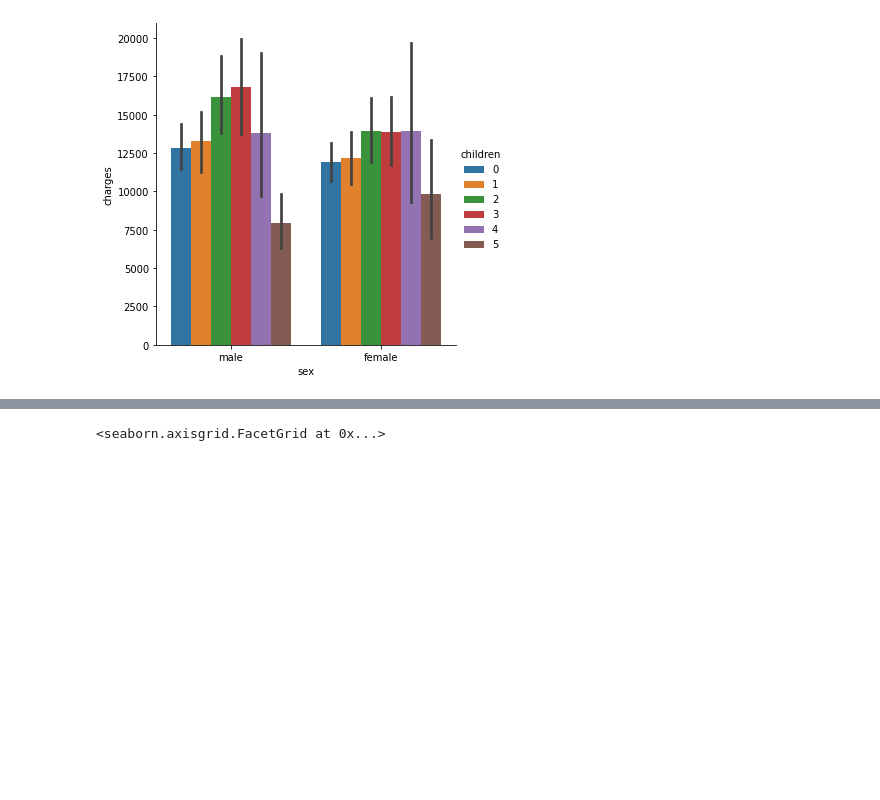
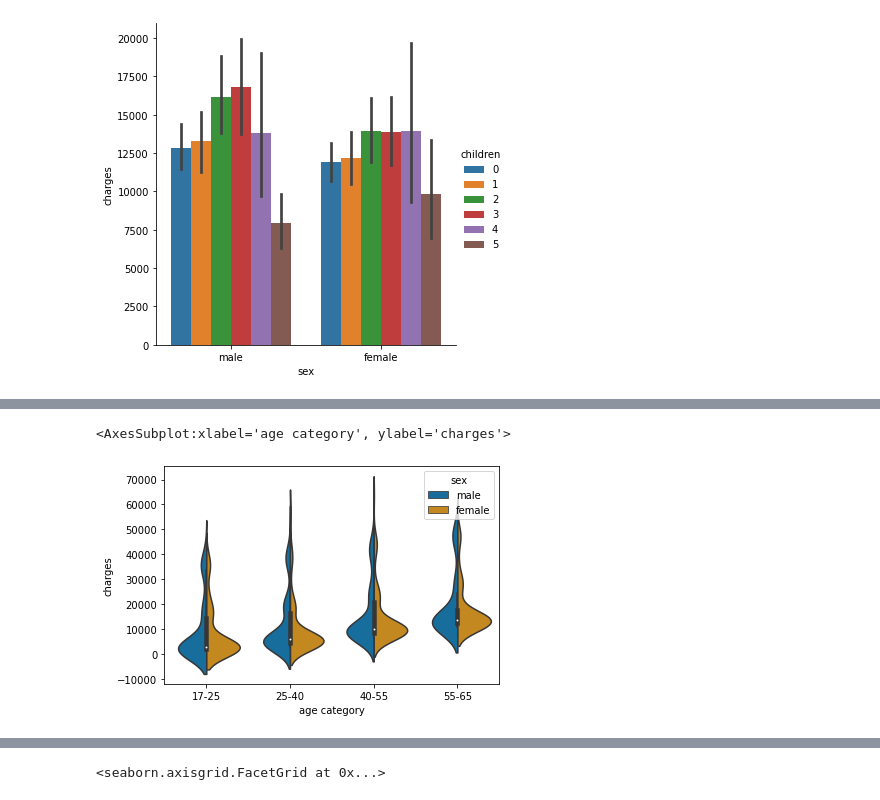
Before and after one commit to data301-2020-winter2/course-project-group_1041, a Jupyter notebook: analysis/submitted/milestone2.ipynb, the cells around one changed output, grey strips where cells are left out. Cells and saved outputs as stored; diff of their text form; code cells hidden in the pictures; blank space fills up the shorter version.

```diff
--- a/analysis/submitted/milestone2.ipynb
+++ b/analysis/submitted/milestone2.ipynb
@@ -48,0 +75,5 @@ sns.catplot(data=df, x='sex', y='charges', hue='children', kind='bar')
+# %%
+sns.violinplot(x='age category', y='charges', hue='sex', split=True, data=df, palette='colorblind')
+# %% [output]
+<AxesSubplot:xlabel='age category', ylabel='charges'>
+[figure, added]
```
Also changed, not shown: parts of 13 cells of this notebook.
